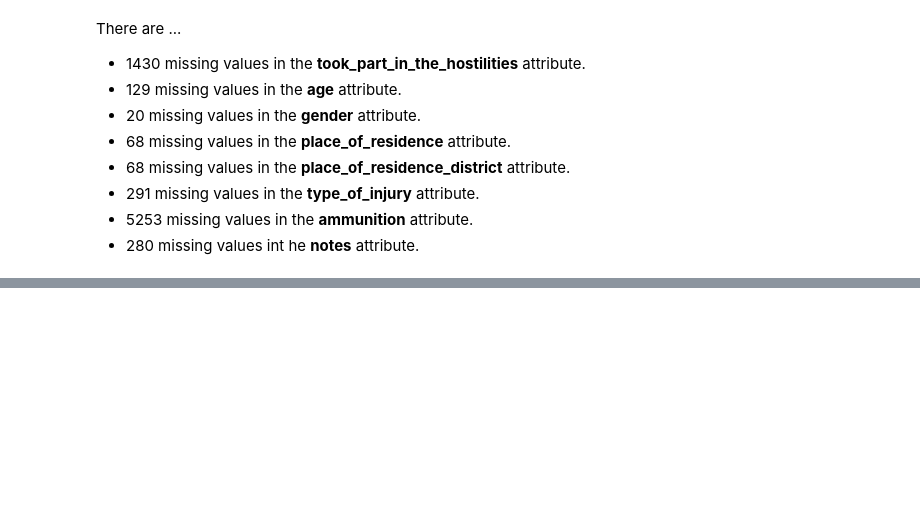
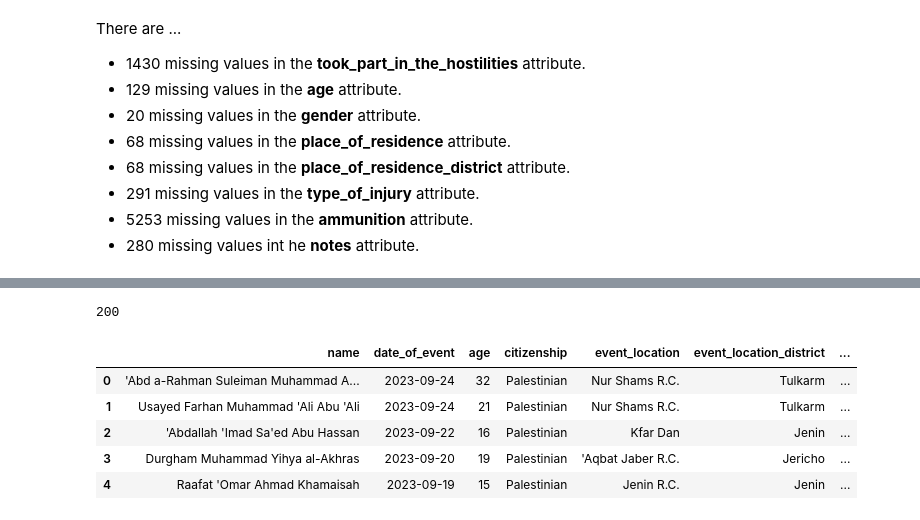
Before and after one commit to Kababey/HumanityProject, a Jupyter notebook: project/project.ipynb, the cells around one changed output, grey strips where cells are left out. Cells and saved outputs as stored; diff of their text form; code cells hidden in the pictures; blank space fills up the shorter version.

```diff
--- a/project/project.ipynb
+++ b/project/project.ipynb
@@ -13,13 +13,6 @@ import seaborn as sns
 # Step 1: Data Collection
 # %%
 df = pd.read_csv('fatalities_isr_pse_conflict_2000_to_2023.csv')
-
-"""
-filtered_df = df[df['age'] <= 18]
-pd.set_option('display.max_rows', None)
-pd.set_option('display.max_columns', None)
-filtered_df
-"""
 
 print("Number of rows:", len(df))
 print("Number of columns:", len(df.columns))
@@ -85,0 +116,22 @@ There are ...
+# %%
+# 'age' is the only numerical column in this dataset
+
+Q1 = df['age'].quantile(0.25)
+Q3 = df['age'].quantile(0.75)
+IQR = Q3 - Q1
+outliers = (df['age'] < (Q1 - 3 * IQR)) | (df['age'] > (Q3 + 3 * IQR))
+
+print(df['age'][outliers].count())
+# %% [output]
+200
+# %%
+# date_of_event and date_of_death have the same information with different names, so one of them is unnecessary
+df.drop('date_of_death', axis=1, inplace=True)
+df.head()
+# %% [output]
+|  | name | date_of_event | age | citizenship | event_location | event_location_district | ... |
+| 0 | 'Abd a-Rahman Suleiman Muhammad A... | 2023-09-24 | 32 | Palestinian | Nur Shams R.C. | Tulkarm | ... |
+| 1 | Usayed Farhan Muhammad 'Ali Abu 'Ali | 2023-09-24 | 21 | Palestinian | Nur Shams R.C. | Tulkarm | ... |
+| 2 | 'Abdallah 'Imad Sa'ed Abu Hassan | 2023-09-22 | 16 | Palestinian | Kfar Dan | Jenin | ... |
+| 3 | Durgham Muhammad Yihya al-Akhras | 2023-09-20 | 19 | Palestinian | 'Aqbat Jaber R.C. | Jericho | ... |
+| 4 | Raafat 'Omar Ahmad Khamaisah | 2023-09-19 | 15 | Palestinian | Jenin R.C. | Jenin | ... |
```
Also changed, not shown: parts of 10 cells of this notebook.
